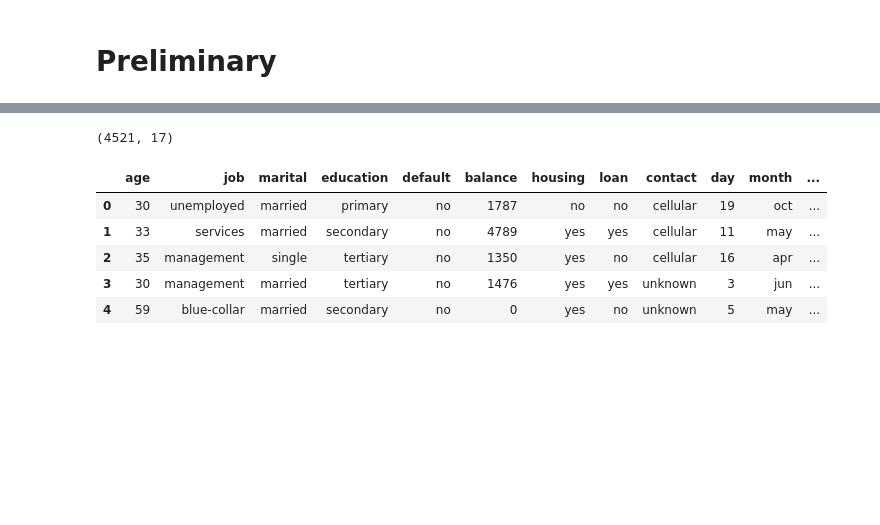
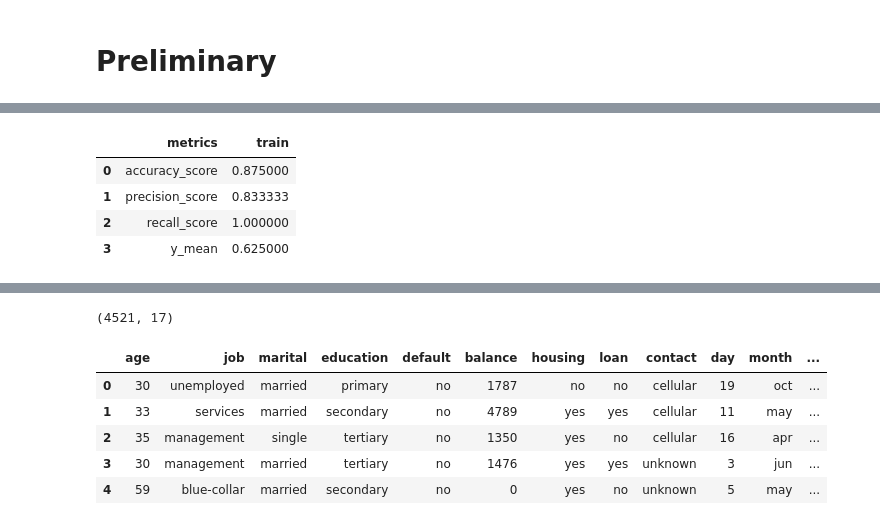
Before and after one commit to EgorDudyrev/FCA_BB_interpret, a Jupyter notebook: notebooks/2020.01.27-Implications_And_Hypotheses.ipynb, the cells around one changed output, grey strips where cells are left out. Cells and saved outputs as stored; diff of their text form; code cells hidden in the pictures; blank space fills up the shorter version.

```diff
--- a/notebooks/2020.01.27-Implications_And_Hypotheses.ipynb
+++ b/notebooks/2020.01.27-Implications_And_Hypotheses.ipynb
@@ -25,0 +61,26 @@ from importlib import reload
+# %%
+y_feat = 'fruit'
+s = mango_ds.drop(y_feat,1).dtypes
+cat_feats = list(s[s==np.dtype('O')].index)
+real_feats = list(s.drop(cat_feats).index)
+y_train = mango_ds[y_feat].astype(int)
+
+train_pool = Pool(mango_ds.drop(y_feat,1), y_train, cat_features=cat_feats)
+bb = CatBoostClassifier(random_seed=42)
+bb.fit(train_pool, verbose=False, plot=False)
+
+train_preds = bb.predict(train_pool)
+train_preds_proba = bb.predict_proba(train_pool)[:,1]
+metrics_ds = []
+for m in [accuracy_score, precision_score, recall_score]:
+    res = {'train':m(y_train, train_preds), 'metrics':m.__name__}
+    metrics_ds.append(res)
+metrics_ds.append({'train':y_train.mean(),  'metrics':'y_mean'})
+metrics_ds = pd.DataFrame(metrics_ds).reindex(columns=['metrics','train'])
+metrics_ds
+# %% [output]
+|  | metrics | train |
+| 0 | accuracy_score | 0.875000 |
+| 1 | precision_score | 0.833333 |
+| 2 | recall_score | 1.000000 |
+| 3 | y_mean | 0.625000 |
```
Also changed, not shown: parts of 14 cells of this notebook.
